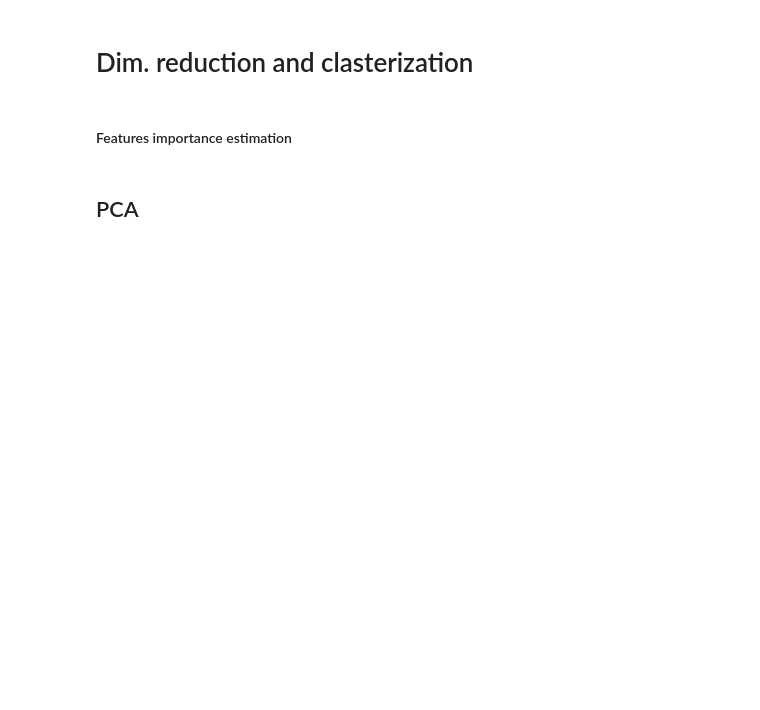
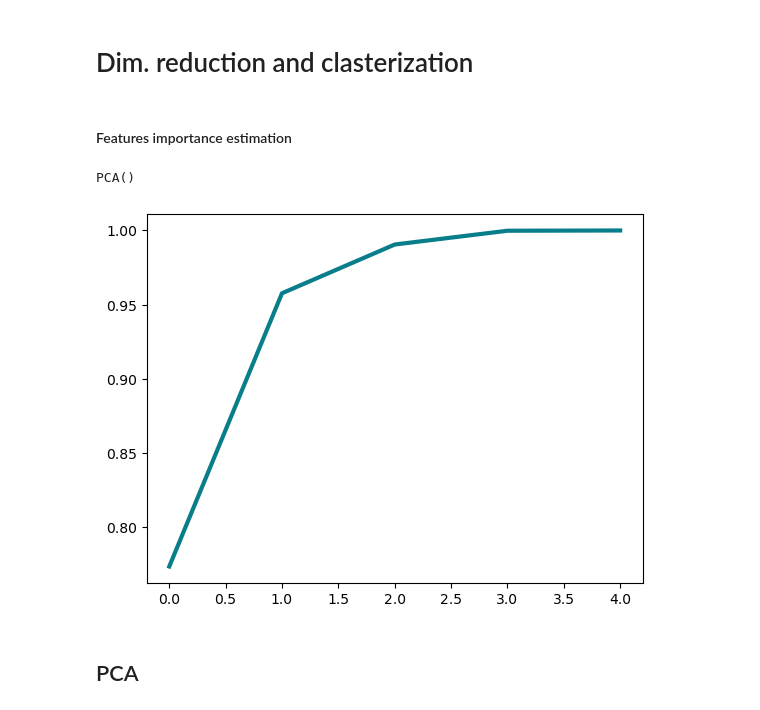
Before and after one commit to wisstock/microca, a Jupyter notebook: demo_stat.ipynb, the cells around one changed output. Saved outputs shown, nothing was run; the diff lists cells and outputs as text; code cells hidden in the pictures; blank space fills up the shorter version.

```diff
--- a/demo_stat.ipynb
+++ b/demo_stat.ipynb
@@ -28,7 +28,7 @@ from sklearn.linear_model import LogisticRegression as LR
 # %% [markdown]
 #### Raw/norm data frames
 # %%
-pf_df = pd.read_csv('/home/wisstock/bio/scripts/microca/output/F_7_output.csv')
+pf_df = pd.read_csv('/home/wisstock/bio/scripts/microca/output/E_0002_output.csv')
 
 abs_df = pf_df.copy()
 abs_df = abs_df.iloc[:,:12]
@@ -36,7 +36,7 @@ abs_df = abs_df.iloc[:,:12]
 norm_df = pf_df.copy()
 norm_df = norm_df.drop(list(norm_df.columns[9:12]), axis=1)
 
-opti_col = ['sample', 'comp', 'app_group', 'peak_i', 'peak_time', 'rise', 'decay', 'FWHM', 'integral_dF', 'amp_dF']
+opti_col = ['sample', 'comp', 'app_group', 'peak_i', 'peak_time', 'rise', 'decay', 'FWHM', 'integral_abs', 'amp_dF']
 opti_df = pf_df.copy()
 opti_df = opti_df[np.intersect1d(opti_df.columns, opti_col)]
 
@@ -65,15 +83,19 @@ fig.show()
 #### Features importance estimation
 # %%
 # https://python-bloggers.com/2021/01/3-essential-ways-to-calculate-feature-importance-in-python/
+# https://stackoverflow.com/questions/50796024/feature-variable-importance-after-a-pca-analysis
 
-abs_features_vals = abs_df.iloc[:,6:].values
+test_features_vals = work_df[['rise', 'decay', 'FWHM', 'integral_dF', 'amp_dF']].values
 
-abs_pca = PCA()
-abs_features_pca = abs_pca.fit(X=abs_features_vals)
+test_pca = PCA()
+test_features_pca = test_pca.fit(X=test_features_vals)
 
-print(abs_features_pca)
+print(test_features_pca)
 
-plt.plot(abs_features_pca.explained_variance_ratio_.cumsum(), lw=3, color='#087E8B')
+plt.plot(test_features_pca.explained_variance_ratio_.cumsum(), lw=3, color='#087E8B')
 plt.show()
+# %% [output]
+PCA()
+[figure, added]
 # %% [markdown]
 ## PCA
```
Also changed, not shown: parts of 9 cells of this notebook, 1 other file.
